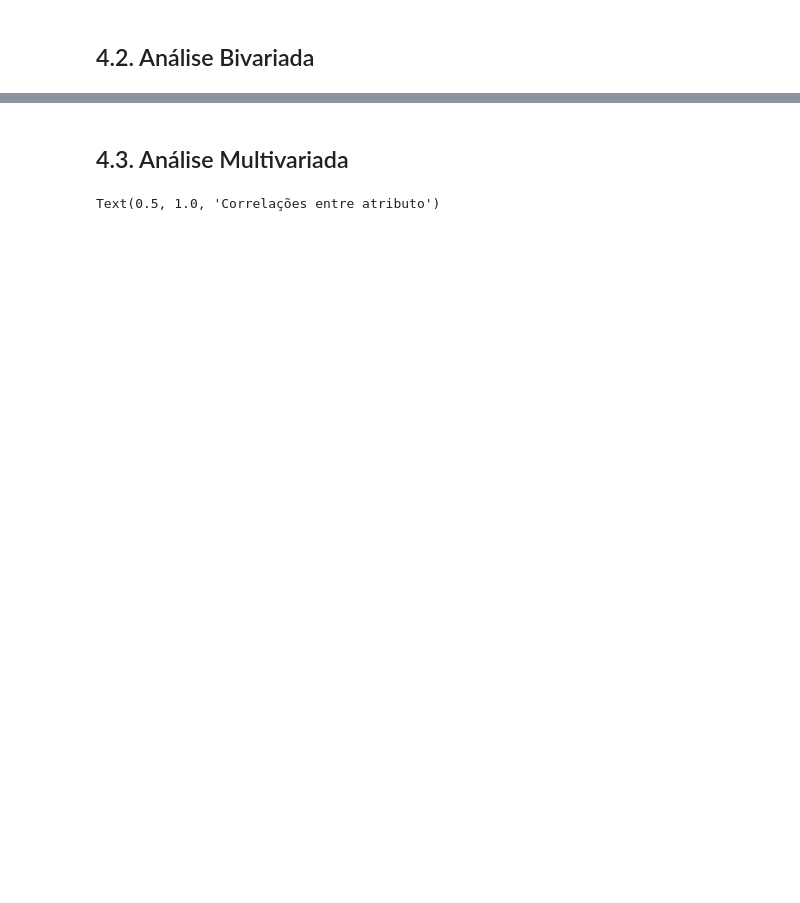
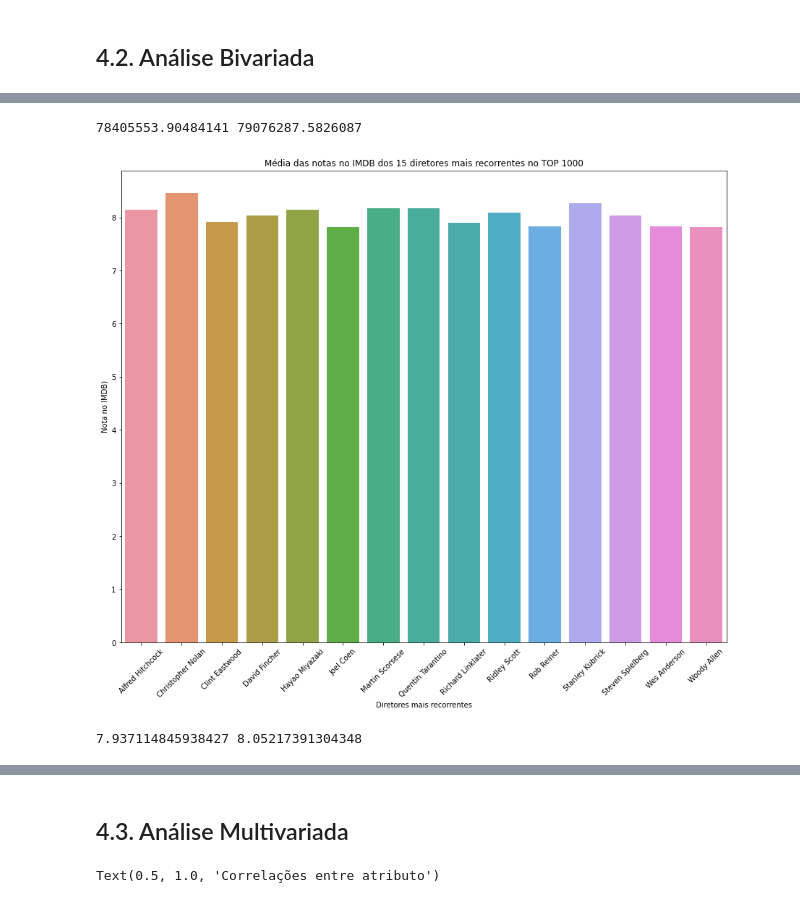
Before and after one commit to ciziks/IMDB-data-visualization, a Jupyter notebook: imdb_analysis.ipynb, the cells around one changed output, grey strips where cells are left out. Drawn from its saved outputs; the diff is of its cells as text; code cells hidden in the pictures; blank space fills up the shorter version.

```diff
--- a/imdb_analysis.ipynb
+++ b/imdb_analysis.ipynb
@@ -299,0 +337,32 @@ fig.show()
+# %%
+media_mais = df_diretores_mais_presentes.Gross.mean()
+
+df_diretores_menos_presentes = df[ ~(df['Director'].isin(diretores_mais_presentes))]
+media_menos = df_diretores_menos_presentes.Gross.mean()
+
+print(media_menos, media_mais)
+# %% [output]
+78405553.90484141 79076287.5826087
+# %%
+plt.figure(figsize=(15, 12))
+
+plt.xticks(rotation=45)
+
+fig = sns.barplot(data=df_diretores_mais_presentes_media, x="Director", y="IMDB_Rating")
+
+plt.xlabel("Diretores mais recorrentes")
+plt.ylabel("Nota no IMDB)")
+plt.title("Média das notas no IMDB dos 15 diretores mais recorrentes no TOP 1000")
+
+plt.show()
+# %% [output]
+[figure, added]
+# %%
+media_mais = df_diretores_mais_presentes.IMDB_Rating.mean()
+
+df_diretores_menos_presentes = df[ ~(df['IMDB_Rating'].isin(diretores_mais_presentes))]
+media_menos = df_diretores_menos_presentes.IMDB_Rating.mean()
+
+print(media_menos, media_mais)
+# %% [output]
+7.937114845938427 8.05217391304348
```
Also changed, not shown: parts of 11 cells of this notebook.
